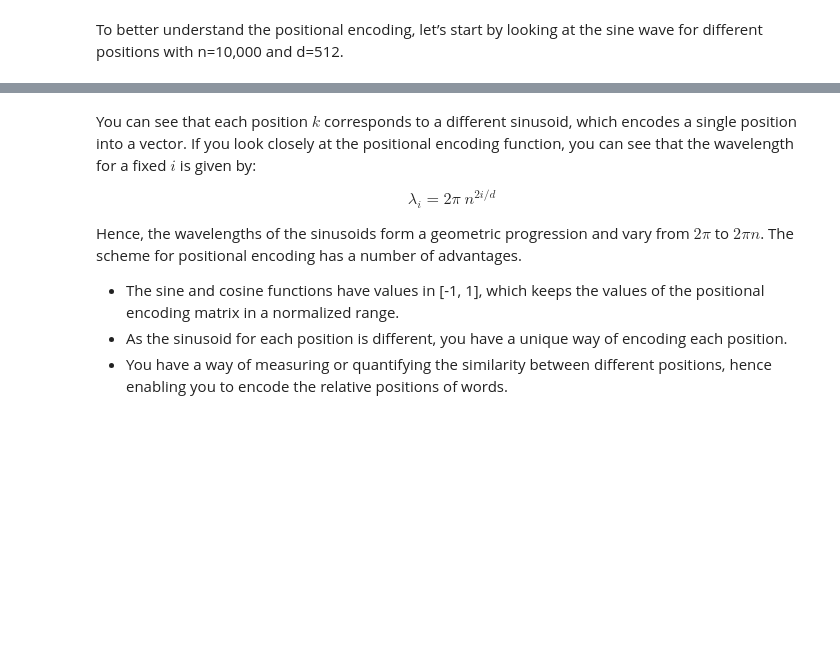
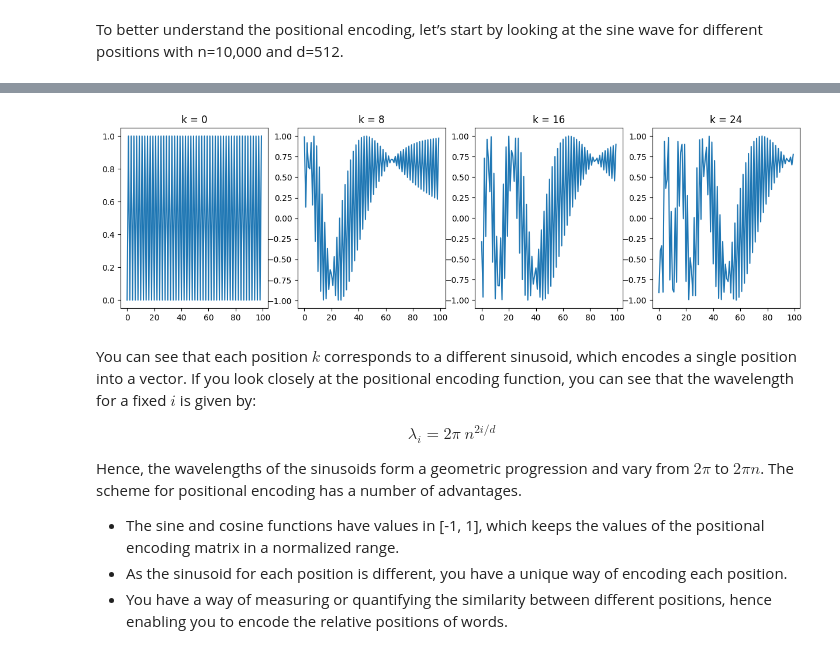
Before and after one commit to polyhedron-gdl/halloween-seminar-2023, a Jupyter notebook: 1_notebooks/chapter-07-01.ipynb, the cells around one changed output, grey strips where cells are left out. Drawn from its saved outputs; the diff is of its cells as text; code cells hidden in the pictures; blank space fills up the shorter version.

```diff
--- a/1_notebooks/chapter-07-01.ipynb
+++ b/1_notebooks/chapter-07-01.ipynb
@@ -179,3 +200,23 @@ for i in range(4):
+# %%
+def plotPosEncoding(k, d=512, n=10000):
+    y = []
+    m = 100
+    for i in np.arange(0, m, 1):
+        denominator = np.power(n, 2*i/d)
+        if i%2 == 0:
+            y.append(np.sin(k/denominator))
+        else:
+            y.append(np.cos(k/denominator))
+    y = np.array(y)
+    plt.plot(np.arange(0, m, 1), y)
+    plt.title('k = ' + str(k))
+
+fig = plt.figure(figsize=(15, 4))
+for n in range(4):
+    plt.subplot(141 + n)
+    plotPosEncoding(8*n)
+# %% [output]
+[figure, added]
 # %% [markdown]
 You can see that each position $k$ corresponds to a different sinusoid, which encodes a single position into a vector. If you look closely at the positional encoding function, you can see that the wavelength for a fixed $i$ is given by:
 
```
Also changed, not shown: parts of 4 cells of this notebook, 18 other files.
